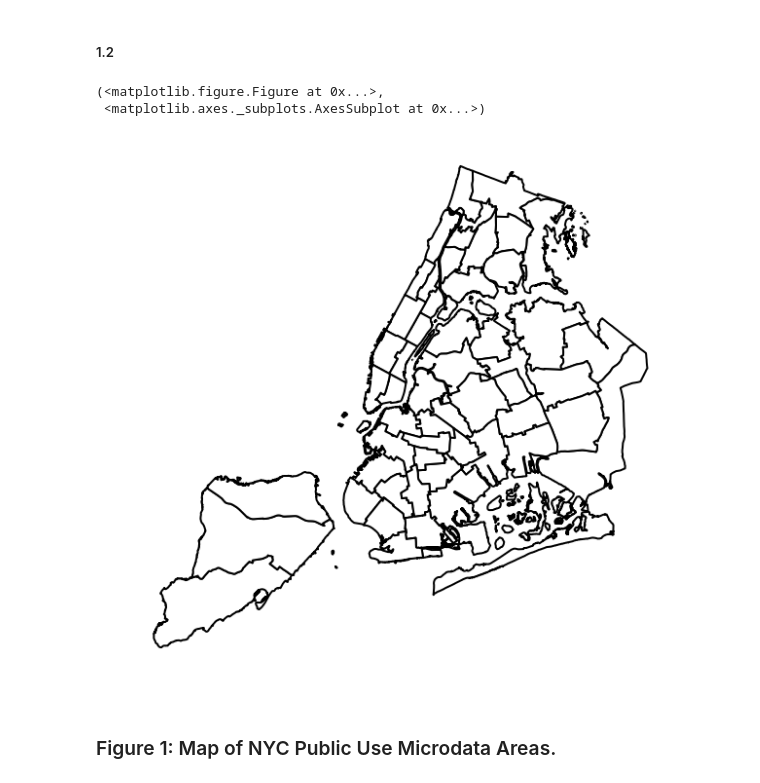
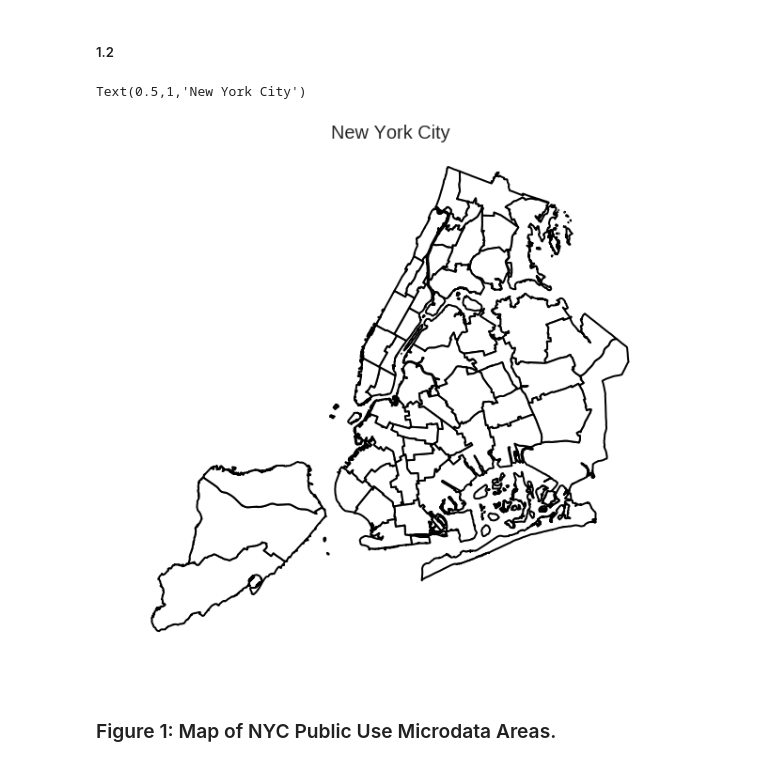
Before and after one commit to ep2247/PUI2017_ep2247, a Jupyter notebook: HW9_ep2247/ep2247_hw9_2.ipynb, the cells around one changed output. Drawn from its saved outputs; the diff is of its cells as text; code cells hidden in the pictures.

```diff
--- a/HW9_ep2247/ep2247_hw9_2.ipynb
+++ b/HW9_ep2247/ep2247_hw9_2.ipynb
@@ -62,10 +65,10 @@ pumashp.crs
 # %%
 cp.choroplethNYC(pumashp, column = None, color = 'white',
                  edgecolor = 'black', lw = 2)
+plt.title('New York City', fontsize = 20)
 # %% [output]
-(<matplotlib.figure.Figure at 0x...>,
- <matplotlib.axes._subplots.AxesSubplot at 0x...>)
+Text(0.5,1,'New York City')
-[figure, old version]
+[figure, new version]
 # %% [markdown]
 ### Figure 1: Map of NYC Public Use Microdata Areas.
 # %% [markdown]
```
Also changed, not shown: parts of 8 cells of this notebook, 1 other file.
